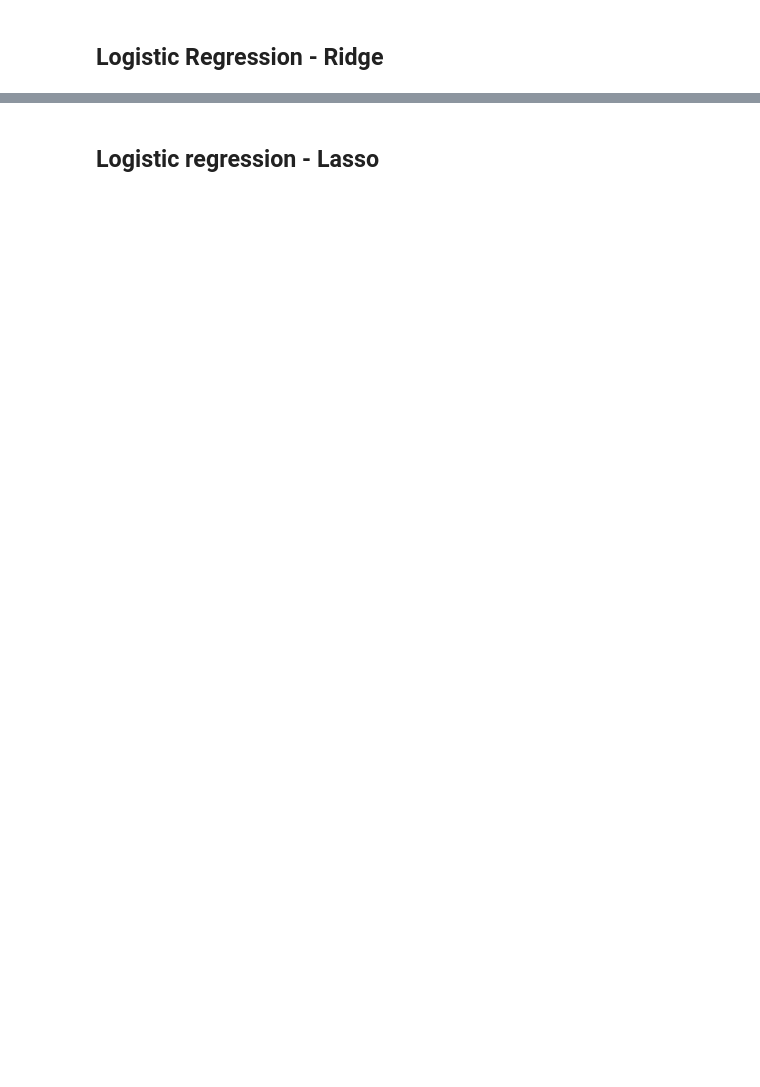
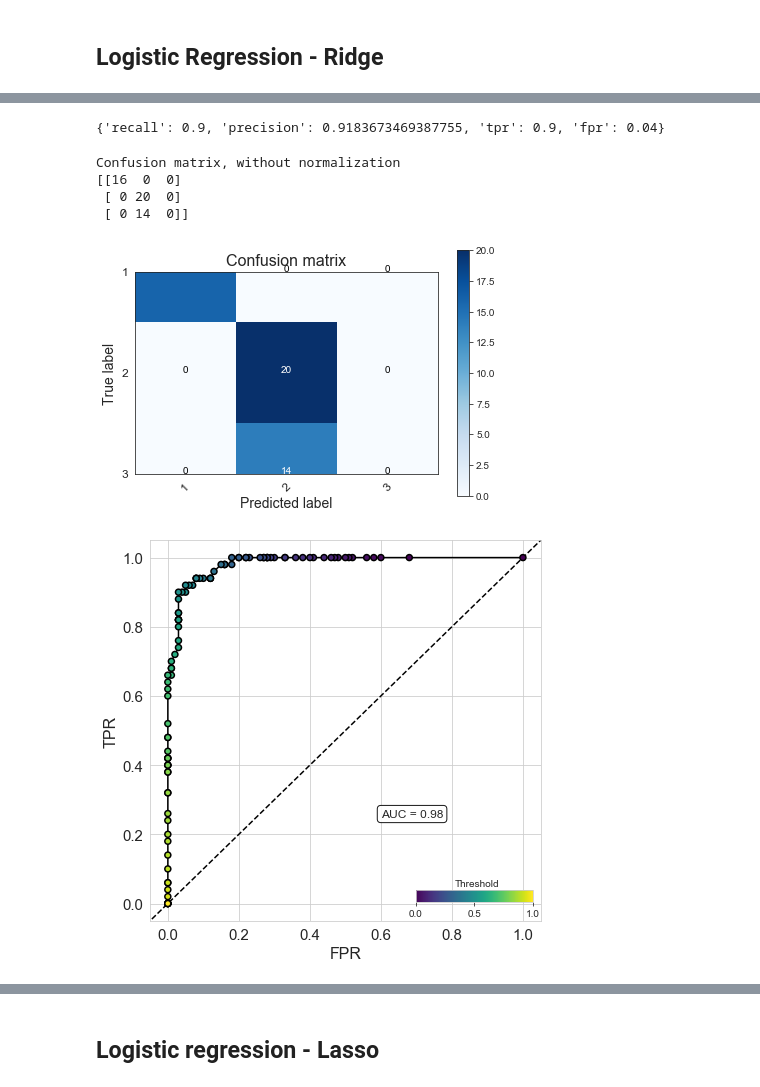
Before and after one commit to scottclay/MLLytics, a Jupyter notebook: examples/metrics_multi.ipynb, the cells around one changed output, grey strips where cells are left out. Cells and saved outputs as stored; diff of their text form; code cells hidden in the pictures; blank space fills up the shorter version.

```diff
--- a/examples/metrics_multi.ipynb
+++ b/examples/metrics_multi.ipynb
@@ -145,0 +133,16 @@ Confusion matrix, without normalization
+# %%
+prob, pred, label = get_data(lr, X_test, y_test)
+lr_metrics = MultiClassMetrics(prob, pred, label, method='micro')
+lr_metrics.give_threshold()
+# %% [output]
+{'recall': 0.9, 'precision': 0.9183673469387755, 'tpr': 0.9, 'fpr': 0.04}
+# %%
+make_plots(label, pred, lr_metrics.fpr, lr_metrics.tpr,lr_metrics.threshold,
+          lr_metrics.recall, lr_metrics.precision)
+# %% [output]
+Confusion matrix, without normalization
+[[16  0  0]
+ [ 0 20  0]
+ [ 0 14  0]]
+[figure, added]
+[figure, added]
```
Also changed, not shown: parts of 7 cells of this notebook, 5 other files.
